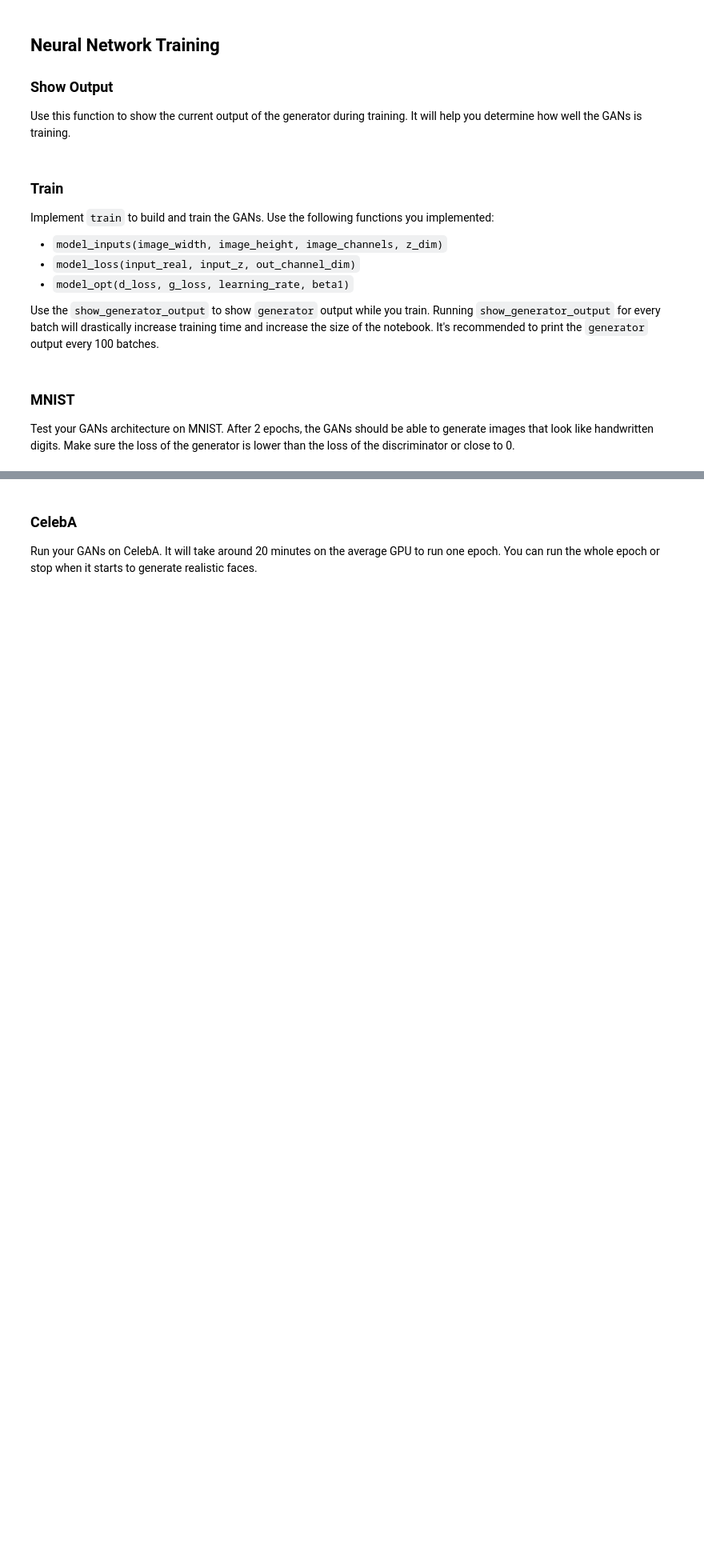
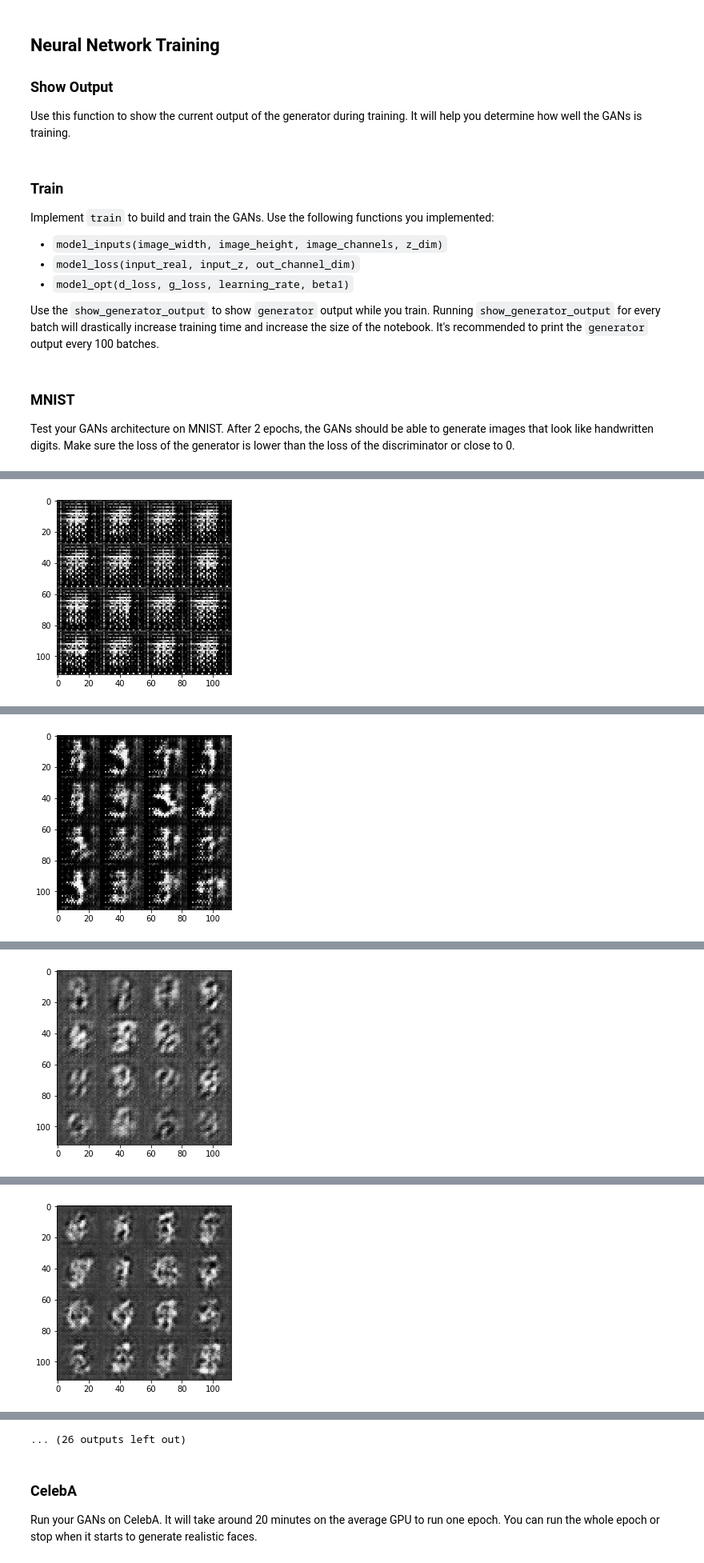
Before and after one commit to davidpham87/deep-learning, a Jupyter notebook: face_generation/dlnd_face_generation.ipynb, the cells around one changed output, grey strips where cells are left out. Shown at 80% size. Saved outputs shown, nothing was run; the diff lists cells and outputs as text; code cells hidden in the pictures; blank space fills up the shorter version.

```diff
--- a/face_generation/dlnd_face_generation.ipynb
+++ b/face_generation/dlnd_face_generation.ipynb
@@ -195,6 +178,7 @@ def discriminator(images, reuse=False):
     :return: Tuple of (tensor output of the discriminator, tensor logits of the discriminator)
     """
     alpha = 0.2
+
     with tf.variable_scope('discriminator', reuse=reuse):
         # Input layer is 28x28x3
         x1 = tf.layers.conv2d(images, 64, 5, strides=2, padding='same')
@@ -202,26 +186,23 @@ def discriminator(images, reuse=False):
         # 14x14x64
 
         x2 = tf.layers.conv2d(relu1, 128, 5, strides=2, padding='same')
-        # bn2 = tf.keras.layers.BatchNormalization()(x2)
-        bn2 = tf.layers.batch_normalization(x3, training=True)
-
-        # bn2 = x2
+        bn2 = tf.layers.batch_normalization(x2, training=True)
         relu2 = tf.maximum(alpha * bn2, bn2)
         # 7x7x128
 
         x3 = tf.layers.conv2d(relu2, 256, 5, strides=2, padding='same')
-        bn3 = tf.keras.layers.BatchNormalization()(x3)
-        # bn3 = x3
+        bn3 = tf.layers.batch_normalization(x3, training=True)
         relu3 = tf.maximum(alpha * bn3, bn3)
         # 4x4x256
 
-        x4 = tf.layers.conv2d(relu2, 512, 2, strides=2, padding='same')
-        bn4 = tf.keras.layers.BatchNormalization()(x4)
-        # bn4 = x4
-        relu4 = tf.maximum(alpha * bn4, bn4)
+        x3 = tf.layers.conv2d(relu3, 512, 3, strides=2, padding='same')
+        bn3 = tf.layers.batch_normalization(x3, training=True)
+        relu3 = tf.maximum(alpha * bn3, bn3)
 
         # Flatten it
-        flat = tf.keras.layers.Flatten()(relu4)
+        flat = tf.keras.layers.Flatten()(relu3)
+        # hidden = tf.layers.dense(flat, 128)
+        # hidden = tf.maximum(alpha*hidden, hidden)
         logits = tf.layers.dense(flat, 1)
         out = tf.sigmoid(logits)
 
@@ -272,13 +253,13 @@ def generator(z, out_channel_dim, is_train=True):
         x3 = tf.maximum(alpha * x3, x3)
         # 14x14x128 now
 
-        x3 = tf.layers.conv2d_transpose(x3, 128, 5, strides=1, padding='same')
-        x3 = tf.layers.batch_normalization(x3, training=is_train)
-        x3 = tf.maximum(alpha * x3, x3)
+        # x3 = tf.layers.conv2d_transpose(x3, 128, 5, strides=1, padding='same')
+        # x3 = tf.layers.batch_normalization(x3, training=is_train)
+        # x3 = tf.maximum(alpha * x3, x3)
 
-        x3 = tf.layers.conv2d_transpose(x3, 128, 5, strides=1, padding='same')
-        x3 = tf.layers.batch_normalization(x3, training=is_train)
-        x3 = tf.maximum(alpha * x3, x3)
+        # x3 = tf.layers.conv2d_transpose(x3, 128, 5, strides=1, padding='same')
+        # x3 = tf.layers.batch_normalization(x3, training=is_train)
+        # x3 = tf.maximum(alpha * x3, x3)
 
         # Output layer
         logits = tf.layers.conv2d_transpose(x3, out_channel_dim, 5, strides=2, padding='same')
@@ -312,11 +295,11 @@ def model_loss(input_real, input_z, output_dim):
     d_model_fake, d_logits_fake = discriminator(g_model, reuse=True)
 
     d_loss_real = tf.reduce_mean(
-        tf.nn.sigmoid_cross_entropy_with_logits(logits=d_logits_real, labels=tf.ones_like(d_model_real)))
+        tf.nn.sigmoid_cross_entropy_with_logits(logits=d_logits_real, labels=0.9*tf.ones_like(d_model_real)))
     d_loss_fake = tf.reduce_mean(
         tf.nn.sigmoid_cross_entropy_with_logits(logits=d_logits_fake, labels=tf.zeros_like(d_model_fake)))
     g_loss = tf.reduce_mean(
-        tf.nn.sigmoid_cross_entropy_with_logits(logits=d_logits_fake, labels=tf.ones_like(d_model_fake)))
+        tf.nn.sigmoid_cross_entropy_with_logits(logits=d_logits_fake, labels=0.9*tf.ones_like(d_model_fake)))
 
     d_loss = d_loss_real + d_loss_fake
     return d_loss, g_loss
@@ -435,8 +418,8 @@ def train(epoch_count, batch_size, z_dim, learning_rate, beta1, get_batches, dat
                 batch_z = np.random.uniform(-1, 1, size=(batch_size, z_dim))
                 # Run optimizers
                 _ = sess.run(d_opt, feed_dict={input_real: batch_images, input_z: batch_z})
-                _ = sess.run(g_opt, feed_dict={input_z: batch_z,
-                                         input_real: batch_images})
+                # _ = sess.run(d_opt, feed_dict={input_z: batch_z, input_real: batch_images})
+                _ = sess.run(g_opt, feed_dict={input_z: batch_z, input_real: batch_images})
 
                 if steps % 40 == 0:
                     # At the end of each epoch, get the losses and print them out
@@ -463,7 +446,7 @@ Test your GANs architecture on MNIST.  After 2 epochs, the GANs should be able t
 # %%
 batch_size = 32
 z_dim = 100
-learning_rate = 0.0005
+learning_rate = 0.0002
 beta1 = 0.5
 tf.keras.backend.set_learning_phase(1)
 
@@ -483,0 +468 @@ Caused by op 'discriminator/batch_normalization/keras_learning_phase', defined a
+[figure, added]
@@ -483,0 +474 @@ Caused by op 'discriminator/batch_normalization/keras_learning_phase', defined a
+[figure, added]
@@ -483,0 +480 @@ Caused by op 'discriminator/batch_normalization/keras_learning_phase', defined a
+[figure, added]
@@ -483,0 +486 @@ Caused by op 'discriminator/batch_normalization/keras_learning_phase', defined a
+[figure, added]
@@ -484,3 +499,4 @@ Caused by op 'discriminator/batch_normalization/keras_learning_phase', defined a
+... (26 outputs left out)
 # %% [markdown]
 ### CelebA
 Run your GANs on CelebA.  It will take around 20 minutes on the average GPU to run one epoch.  You can run the whole epoch or stop when it starts to generate realistic faces.
```
Also changed, not shown: parts of 4 cells of this notebook, 4 other files.
